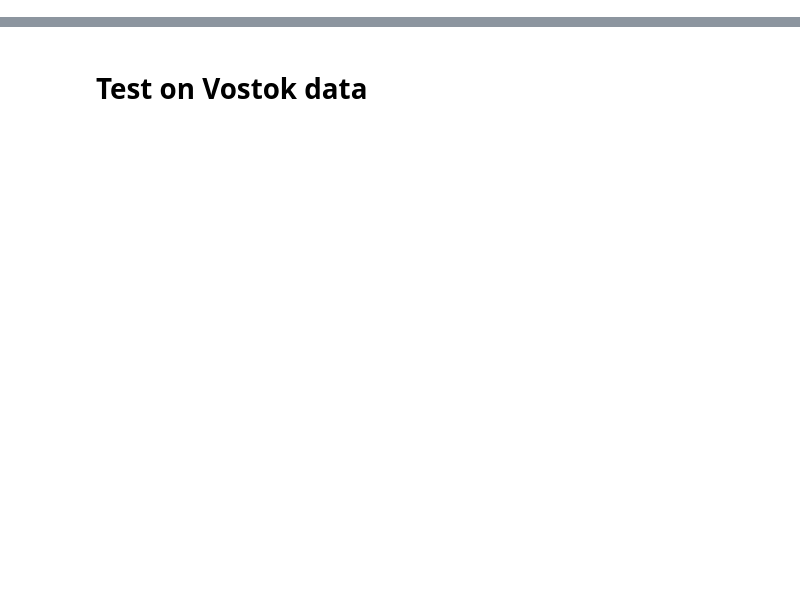
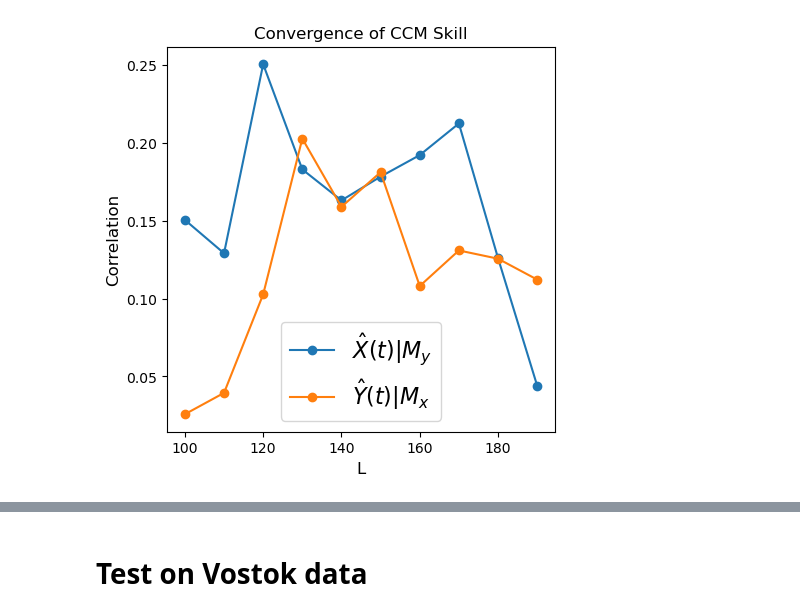
Before and after one commit to Peisong-Zheng/van2015_repeat, a Jupyter notebook: gen_data_to_test_optimal_Tp.ipynb, the cells around one changed output, grey strips where cells are left out. Saved outputs shown, nothing was run; the diff lists cells and outputs as text; code cells hidden in the pictures; blank space fills up the shorter version.

```diff
--- a/gen_data_to_test_optimal_Tp.ipynb
+++ b/gen_data_to_test_optimal_Tp.ipynb
@@ -107,3 +107,11 @@ fig.update_layout(
 )
 fig.update_xaxes(tickmode='array', tickvals=list(Tps))
 fig.show()
+# %%
+from toolbox import CCM_from_scratch as cfs
+import importlib
+importlib.reload(cfs)
+
+Xhat_My, Yhat_Mx = cfs.run_ccm(X, Y, tau=1, E=2, L_min=100, L_max=200, L_step=10)
+# %% [output]
+[figure, added]
```
Also changed, not shown: parts of 11 cells of this notebook, 12 other files.
